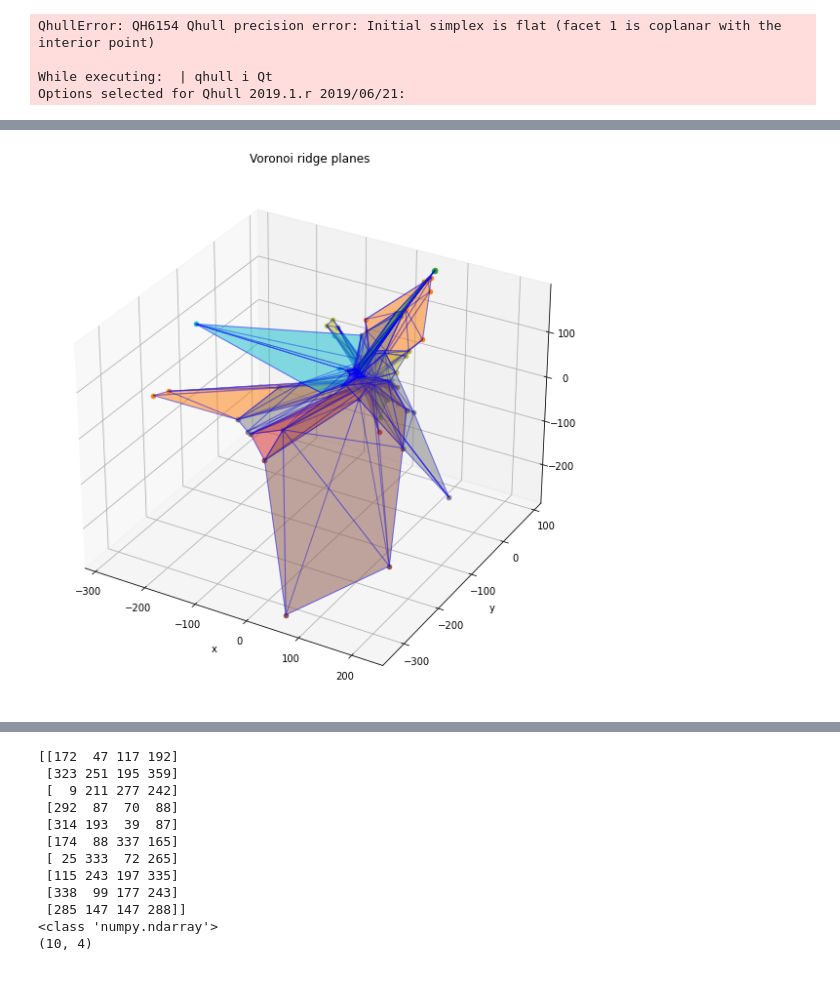
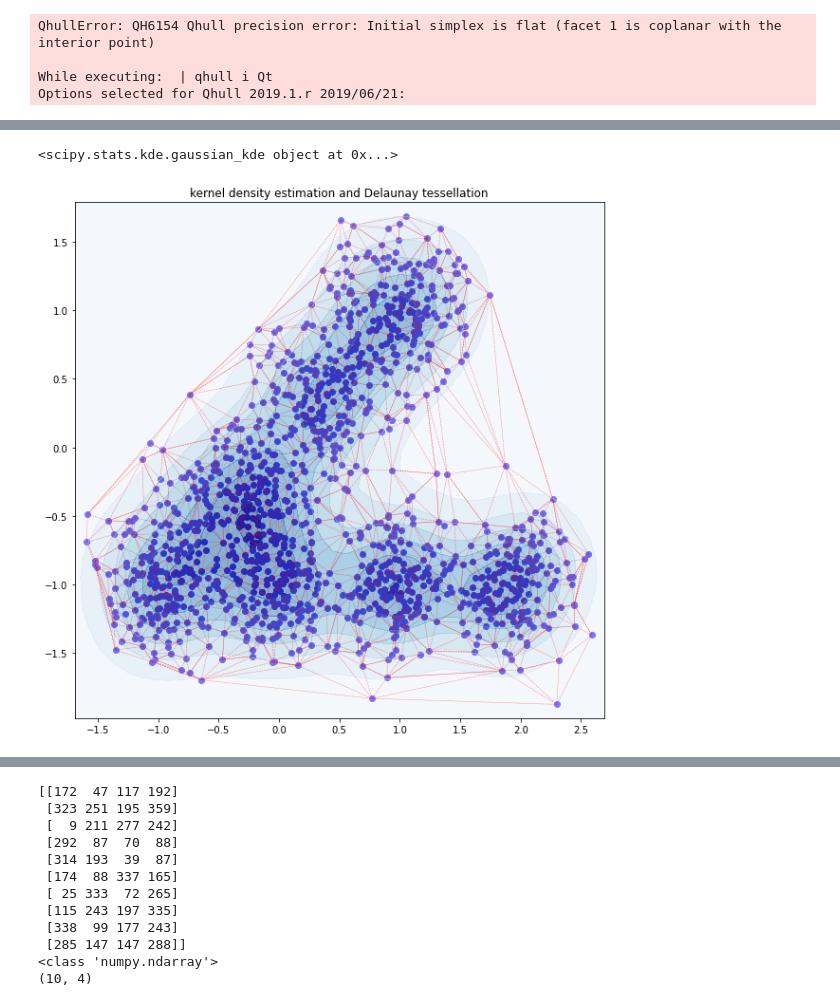
Before and after one commit to mukaiyama729/ResearchAnalysis, a Jupyter notebook: tesselation.ipynb, the cells around one changed output, grey strips where cells are left out. Saved outputs shown, nothing was run; the diff lists cells and outputs as text; code cells hidden in the pictures.

```diff
--- a/tesselation.ipynb
+++ b/tesselation.ipynb
@@ -53,22 +53,33 @@ QhullError: QH6154 Qhull precision error: Initial simplex is flat (facet 1 is co
 While executing:  | qhull i Qt
 Options selected for Qhull 2019.1.r 2019/06/21:
 # %%
-points_1 = np.random.multivariate_normal(
-    [3,-5,100],
+
+points = np.random.multivariate_normal(
+    [0,0],
     size=(1,100),
     cov=[
-        [1,0,0],
-        [0,3,0],
-        [0,0,1]])[0]
-points_2 = np.random.multivariate_normal(
-    [3,-100,-100],
-    size=(1,100),
-    cov=[
-        [1,0,0],
-        [0,3,0],
-        [0,0,1]])[0]
-points = np.append(points_1, points_2, axis=0)
-print(len(points_1))
-print(len(points))
-points
+        [10,0],
+        [0,10]])[0]
+
+for i in range(3):
+    points_1 = np.random.multivariate_normal(
+        [i * 10, i * 10],
+        size=(1,100),
+        cov=[
+            [10,0],
+            [0,10]])[0]
+
+    points_2 = np.random.multivariate_normal(
+        [i * 10, 0],
+        size=(1,100),
+        cov=[
+            [10,0],
+            [0,30]])[0]
+    points = np.append(
+        np.append(points, points_1, axis=0),
+        points_2,
+        axis=0
+    )
+
+print(points)
 # %% [output]
@@ -590,4 +696,5 @@ a.d_display(3, what='points')
-# %%
-a.v_display(3, what='region_points')
-# %% [output]
-[figure, removed]
+# %%
+a.kde_delaunay_model_show()
+# %% [output]
+<scipy.stats.kde.gaussian_kde object at 0x...>
+[figure, added]
```
Also changed, not shown: parts of 13 cells of this notebook.
